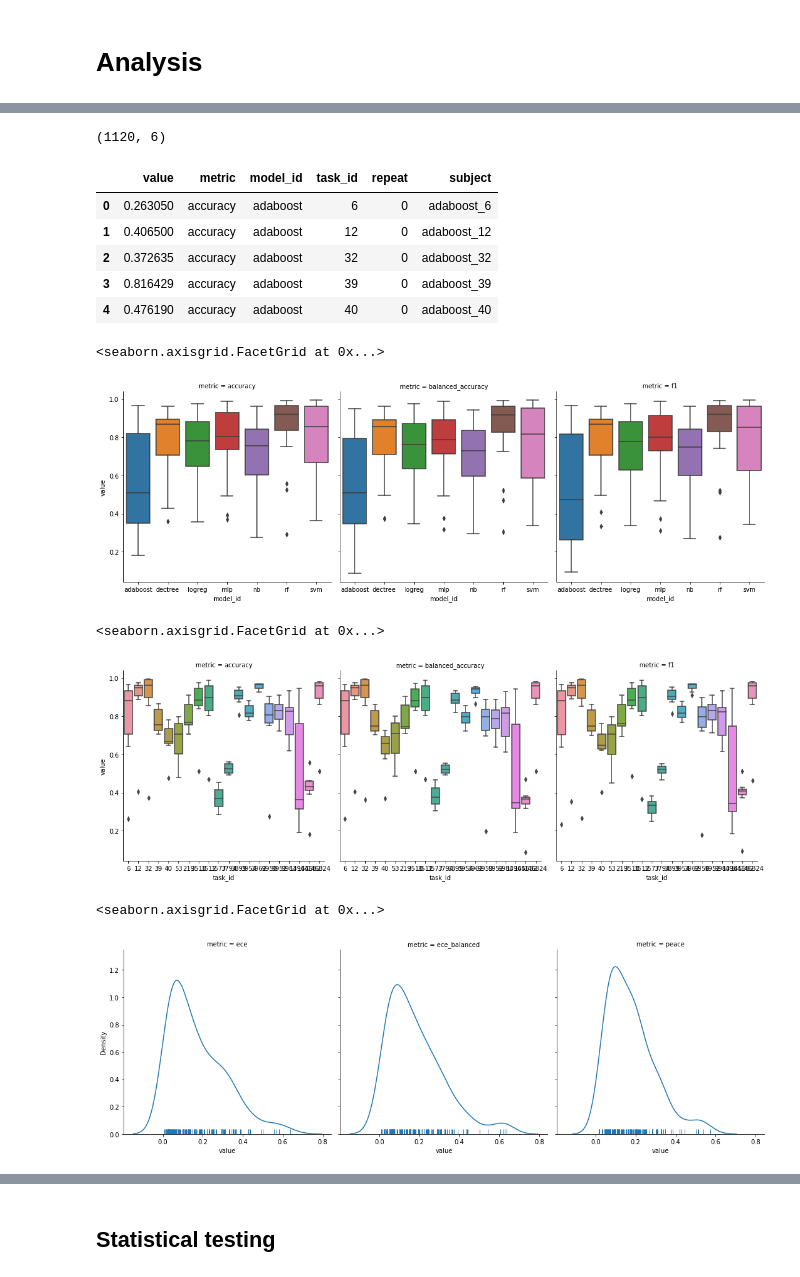
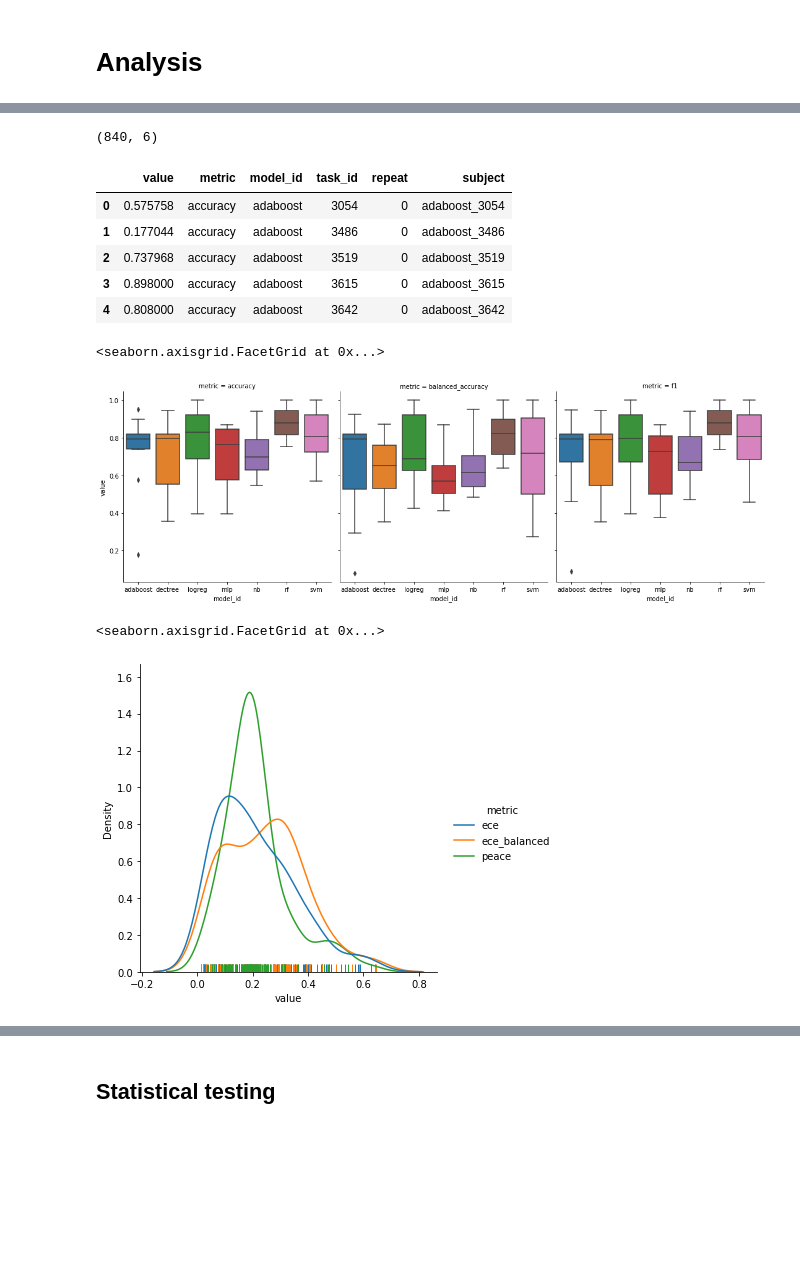
Before and after one commit to MaximLippeveld/riverreliability, a Jupyter notebook: experiments/compare_metrics_over_datasets.ipynb, the cells around one changed output, grey strips where cells are left out. Drawn from its saved outputs; the diff is of its cells as text; code cells hidden in the pictures; blank space fills up the shorter version.

Commit message:
Ensure unique datasets

```diff
--- a/experiments/compare_metrics_over_datasets.ipynb
+++ b/experiments/compare_metrics_over_datasets.ipynb
@@ -295,4 +300,7 @@ if not is_notebook():
 # %% [markdown]
 # Analysis
 # %%
-df = load("/home/maximl/Data/Experiment_data/results/riverrel/datasets/random/metrics_1601149607.dat")
+df = pandas.concat([
+    load("/home/maximl/Data/Experiment_data/results/riverrel/datasets/random_openml/metrics_1601279139.dat"),
+    load("/home/maximl/Data/Experiment_data/results/riverrel/datasets/random_openml/metrics_1601279176.dat")
+])
@@ -344,31 +348,26 @@ long_df = get_longform(grouped_df, grouped_df.columns[3:], ["model_id", "task_id
 # %%
 long_df.shape
 # %% [output]
-(1120, 6)
+(840, 6)
 # %%
 long_df.head()
 # %% [output]
 |  | value | metric | model_id | task_id | repeat | subject |
-| 0 | 0.263050 | accuracy | adaboost | 6 | 0 | adaboost_6 |
-| 1 | 0.406500 | accuracy | adaboost | 12 | 0 | adaboost_12 |
-| 2 | 0.372635 | accuracy | adaboost | 32 | 0 | adaboost_32 |
-| 3 | 0.816429 | accuracy | adaboost | 39 | 0 | adaboost_39 |
-| 4 | 0.476190 | accuracy | adaboost | 40 | 0 | adaboost_40 |
+| 0 | 0.575758 | accuracy | adaboost | 3054 | 0 | adaboost_3054 |
+| 1 | 0.177044 | accuracy | adaboost | 3486 | 0 | adaboost_3486 |
+| 2 | 0.737968 | accuracy | adaboost | 3519 | 0 | adaboost_3519 |
+| 3 | 0.898000 | accuracy | adaboost | 3615 | 0 | adaboost_3615 |
+| 4 | 0.808000 | accuracy | adaboost | 3642 | 0 | adaboost_3642 |
 # %%
 seaborn.catplot(data=long_df[long_df["metric"].isin(["accuracy", "balanced_accuracy", "f1"])], x="model_id", y="value", col="metric", kind="box")
 # %% [output]
 <seaborn.axisgrid.FacetGrid at 0x...>
-[figure, old version]
+[figure, new version]
 # %%
-seaborn.catplot(data=long_df[long_df["metric"].isin(["accuracy", "balanced_accuracy", "f1"])], x="task_id", y="value", col="metric", kind="box")
+seaborn.displot(data=long_df[long_df["metric"].isin(["ece", "ece_balanced", "peace"])], x="value", hue="metric", rug=True, kind="kde")
 # %% [output]
 <seaborn.axisgrid.FacetGrid at 0x...>
-[figure, old version]
+[figure, new version]
-# %%
-seaborn.displot(data=long_df[long_df["metric"].isin(["ece", "ece_balanced", "peace"])], x="value", col="metric", rug=True, kind="kde")
-# %% [output]
-<seaborn.axisgrid.FacetGrid at 0x...>
-[figure, removed]
 # %%
 seaborn.boxenplot(data=long_df[long_df["metric"].isin(["ece", "ece_balanced", "peace"])], y="value", x="metric")
 # %% [output]
```
Also changed, not shown: parts of 17 cells of this notebook, 1 other file.
